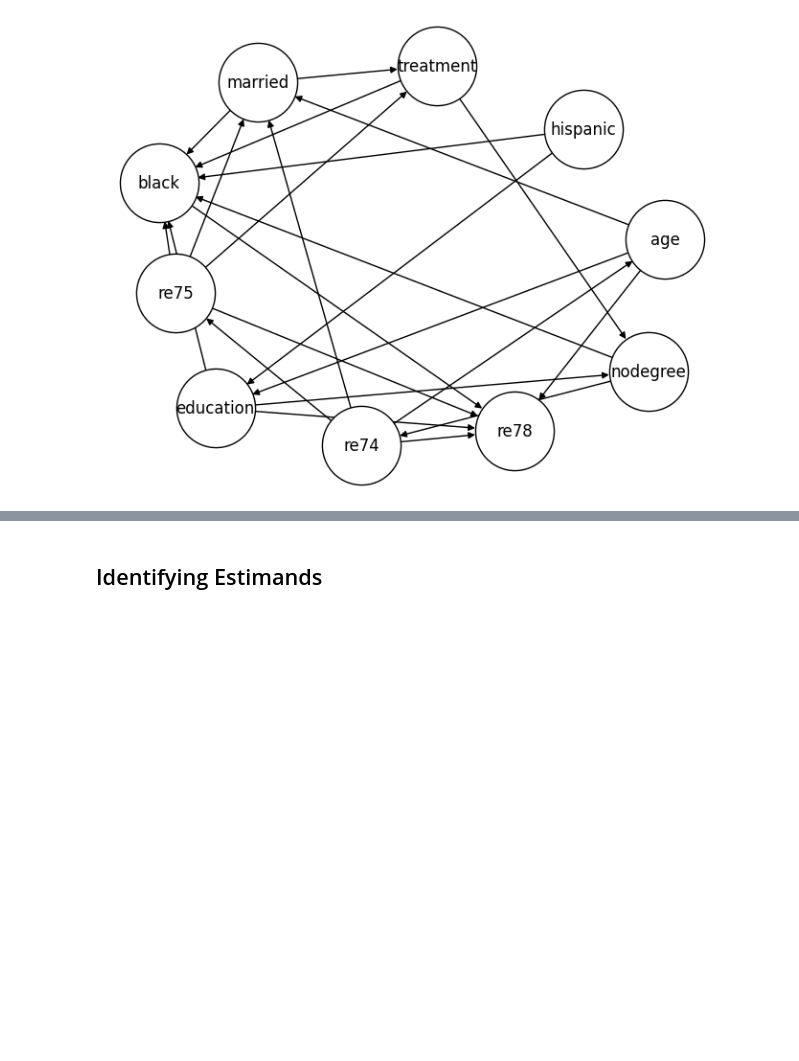
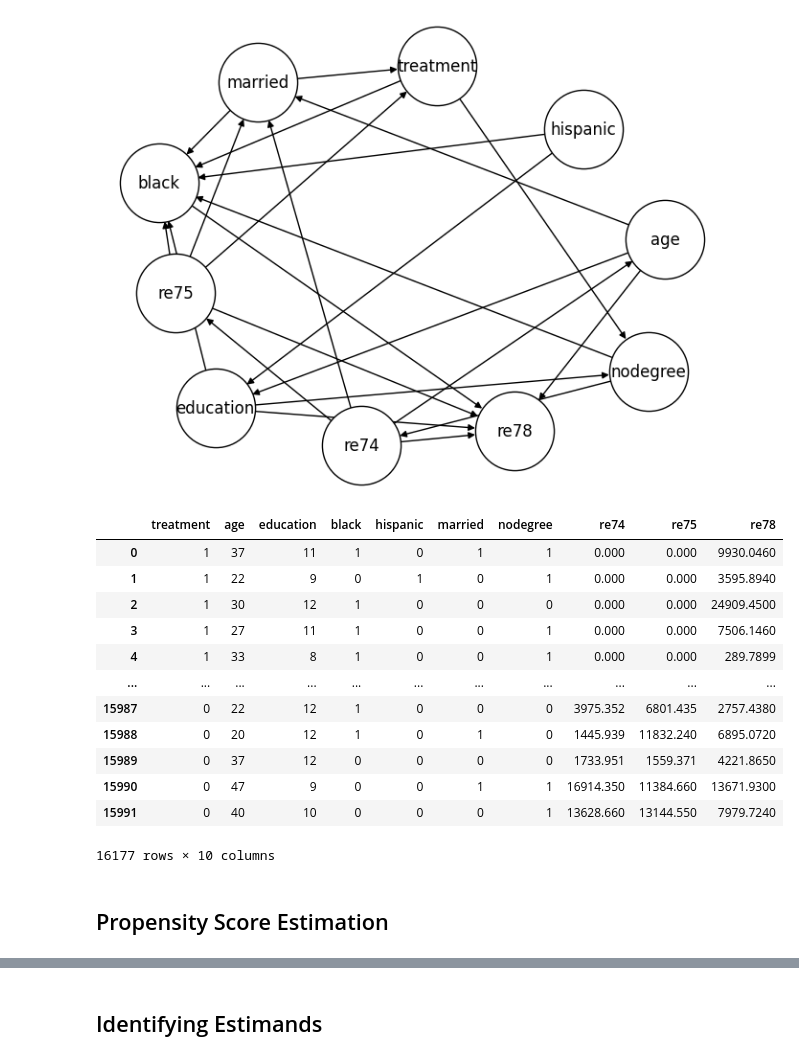
Before and after one commit to 8toz/causal_lalonde, a Jupyter notebook: causal_effect_estimation.ipynb, the cells around one changed output, grey strips where cells are left out. Saved outputs shown, nothing was run; the diff lists cells and outputs as text; code cells hidden in the pictures; blank space fills up the shorter version.

```diff
--- a/causal_effect_estimation.ipynb
+++ b/causal_effect_estimation.ipynb
@@ -6,4 +8,4 @@ from dowhy import CausalModel
 # %%
 lalonde_original, nswre_df, cps_control, psid_control, cps2_control, cps3_control, psid2_control, psid3_control = utils.load_data()
 # %%
-final_df = pd.concat([nswre_df[nswre_df["treatment"]==1], cps2_control], axis=0)
+final_df = pd.concat([nswre_df[nswre_df["treatment"]==1], cps_control], axis=0)
@@ -16,3 +33,21 @@ graph = utils.extract_CD_graph("nswre_cps")
 utils.draw_graph(graph)
 # %% [output]
 [figure]
+# %%
+final_df
+# %% [output]
+|  | treatment | age | education | black | hispanic | married | nodegree | re74 | re75 | re78 |
+| 0 | 1 | 37 | 11 | 1 | 0 | 1 | 1 | 0.000 | 0.000 | 9930.0460 |
+| 1 | 1 | 22 | 9 | 0 | 1 | 0 | 1 | 0.000 | 0.000 | 3595.8940 |
+| 2 | 1 | 30 | 12 | 1 | 0 | 0 | 0 | 0.000 | 0.000 | 24909.4500 |
+| 3 | 1 | 27 | 11 | 1 | 0 | 0 | 1 | 0.000 | 0.000 | 7506.1460 |
+| 4 | 1 | 33 | 8 | 1 | 0 | 0 | 1 | 0.000 | 0.000 | 289.7899 |
+| ... | ... | ... | ... | ... | ... | ... | ... | ... | ... | ... |
+| 15987 | 0 | 22 | 12 | 1 | 0 | 0 | 0 | 3975.352 | 6801.435 | 2757.4380 |
+| 15988 | 0 | 20 | 12 | 1 | 0 | 1 | 0 | 1445.939 | 11832.240 | 6895.0720 |
+| 15989 | 0 | 37 | 12 | 0 | 0 | 0 | 0 | 1733.951 | 1559.371 | 4221.8650 |
+| 15990 | 0 | 47 | 9 | 0 | 0 | 1 | 1 | 16914.350 | 11384.660 | 13671.9300 |
+| 15991 | 0 | 40 | 10 | 0 | 0 | 0 | 1 | 13628.660 | 13144.550 | 7979.7240 |
+16177 rows × 10 columns
+# %% [markdown]
+## Propensity Score Estimation
```
Also changed, not shown: parts of 7 cells of this notebook, 2 other files.
